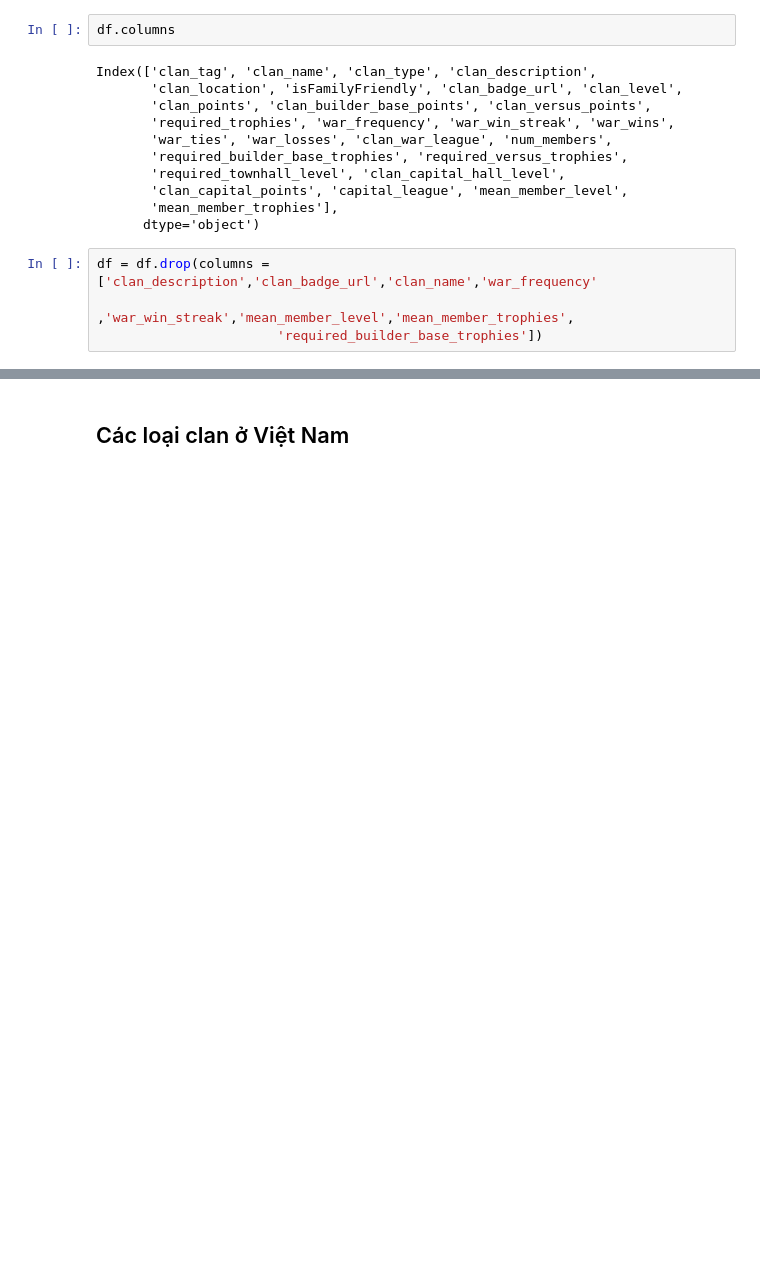
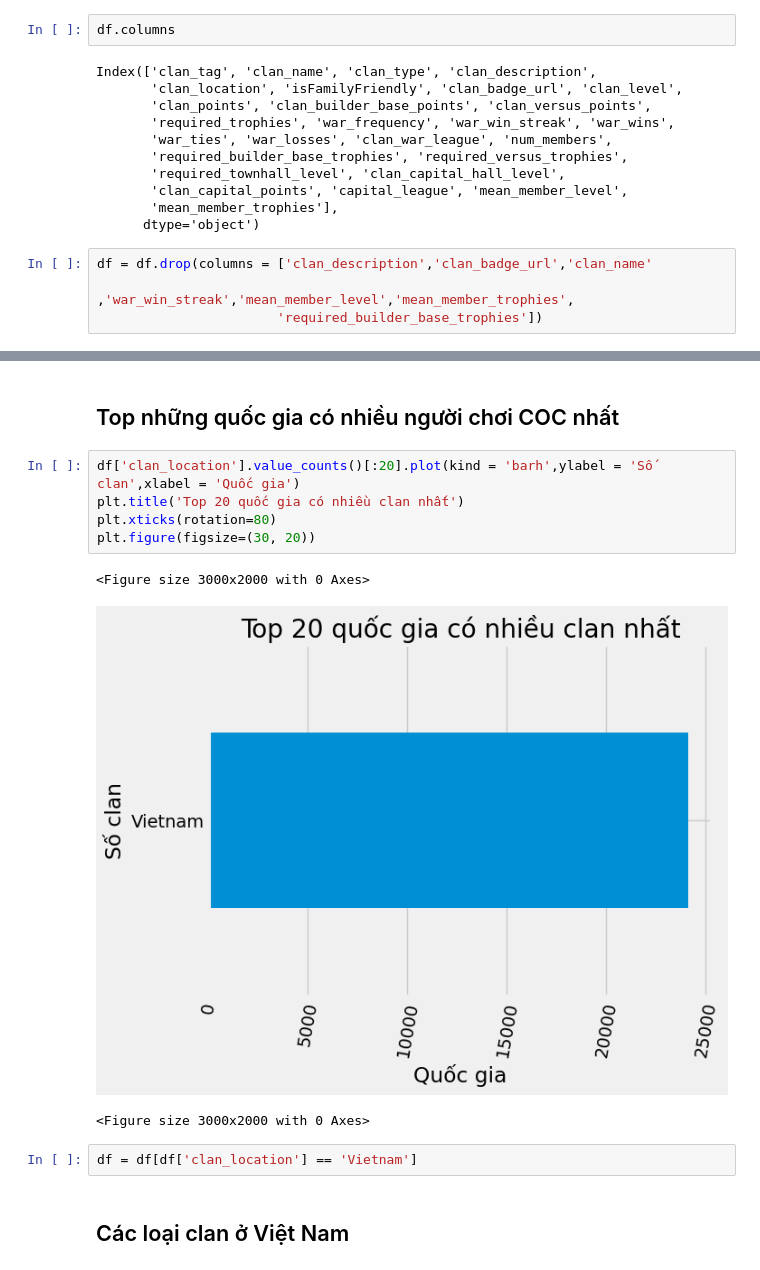
Before and after one commit to ThienNguyen3001/Clan-Analysis, a Jupyter notebook: Analysis.ipynb, the cells around one changed output, grey strips where cells are left out. Cells and saved outputs as stored; diff of their text form; blank space fills up the shorter version.

Commit message:
Update for Vietnam

```diff
--- a/Analysis.ipynb
+++ b/Analysis.ipynb
@@ -83,7 +83,7 @@ Index(['clan_tag', 'clan_name', 'clan_type', 'clan_description',
        'mean_member_trophies'],
       dtype='object')
 # %%
-df = df.drop(columns = ['clan_description','clan_badge_url','clan_name','war_frequency'
+df = df.drop(columns = ['clan_description','clan_badge_url','clan_name'
                        ,'war_win_streak','mean_member_level','mean_member_trophies',
                        'required_builder_base_trophies'])
 # %%
@@ -98,6 +98,19 @@ df.describe()
 | 50% | 1.000000e+00 | 6.930000e+02 | 6.470000e+02 | 6.470000e+02 | 0.000000e+00 | 0.000000e+00 | ... |
 | 75% | 2.000000e+00 | 1.801000e+03 | 1.867000e+03 | 1.867000e+03 | 4.000000e+02 | 6.000000e+00 | ... |
 | max | 3.600000e+01 | 5.472100e+04 | 5.168600e+04 | 5.168600e+04 | 6.553500e+04 | 1.565000e+03 | ... |
+# %% [markdown]
+## Top những quốc gia có nhiều người chơi COC nhất
+# %%
+df['clan_location'].value_counts()[:20].plot(kind = 'barh',ylabel = 'Số clan',xlabel = 'Quốc gia')
+plt.title('Top 20 quốc gia có nhiều clan nhất')
+plt.xticks(rotation=80)
+plt.figure(figsize=(30, 20))
+# %% [output]
+<Figure size 3000x2000 with 0 Axes>
+[figure, added]
+<Figure size 3000x2000 with 0 Axes>
+# %%
+df = df[df['clan_location'] == 'Vietnam']
 # %% [markdown]
 ## Các loại clan ở Việt Nam
 # %%
```
Also changed, not shown: parts of 10 cells of this notebook.
